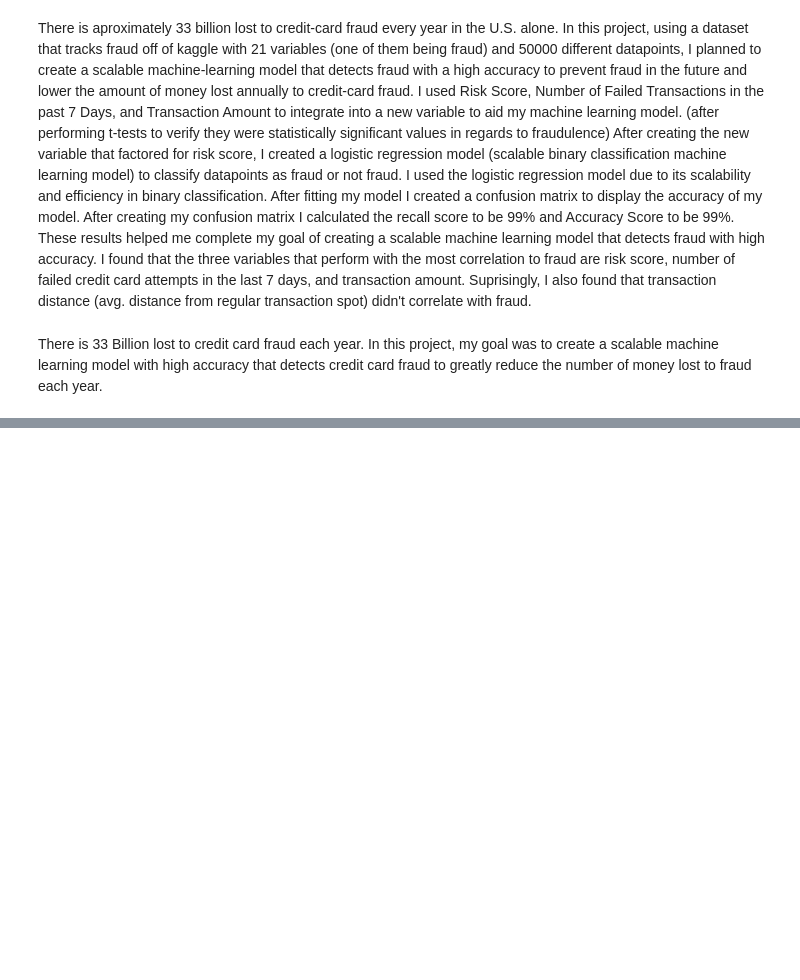
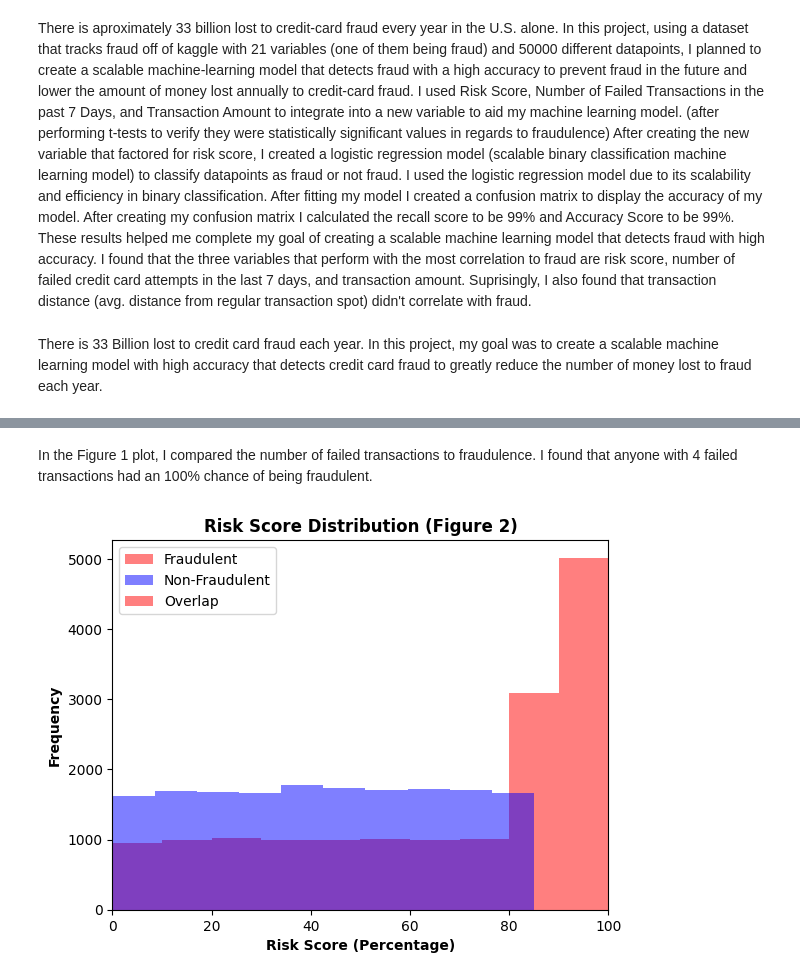
Before and after one commit to NullZoke/Fraud-Detection-Transaction, a Jupyter notebook: Fraud_Detection.ipynb, the cells around one changed output, grey strips where cells are left out. Cells and saved outputs as stored; diff of their text form; code cells hidden in the pictures; blank space fills up the shorter version.

```diff
--- a/Fraud_Detection.ipynb
+++ b/Fraud_Detection.ipynb
@@ -1054,0 +1072,17 @@ year. In this project, my goal was to create a scalable machine learning model w
+# %% [markdown]
+In the Figure 1 plot, I compared the number of failed transactions to fraudulence. I found that anyone with 4 failed transactions had an 100% chance of being fraudulent.
+# %%
+#Risk Score is much higher in fraudulent datatypes
+#Making the amounts of fraud data and no fraud data equal
+x=fraudulent_data['Risk_Score']
+y=half_of_no_fraudulent_data['Risk_Score']
+plt.hist(x*100, bins=10, alpha=0.5, label='Fraudulent', color='red')
+plt.hist(y*100, bins=10, alpha=0.5, label='Non-Fraudulent', color='blue')
+plt.xlim(0,100)
+plt.legend(labels=['Fraudulent', 'Non-Fraudulent', 'Overlap'])
+plt.xlabel('Risk Score (Percentage)',fontweight='bold')
+plt.ylabel('Frequency', fontweight='bold')
+plt.title('Risk Score Distribution (Figure 2)',fontweight='bold')
+plt.show()
+# %% [output]
+[figure, added]
```
Also changed, not shown: parts of 12 cells of this notebook.
